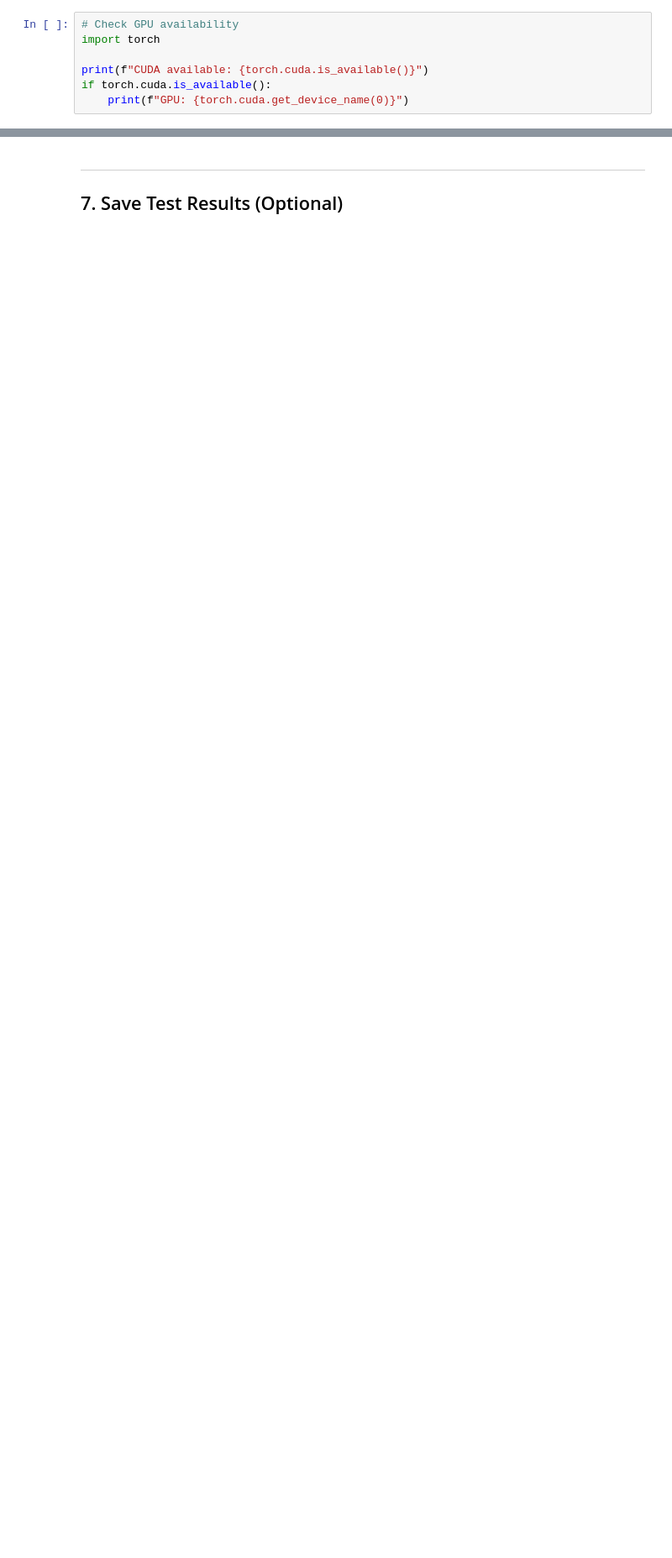
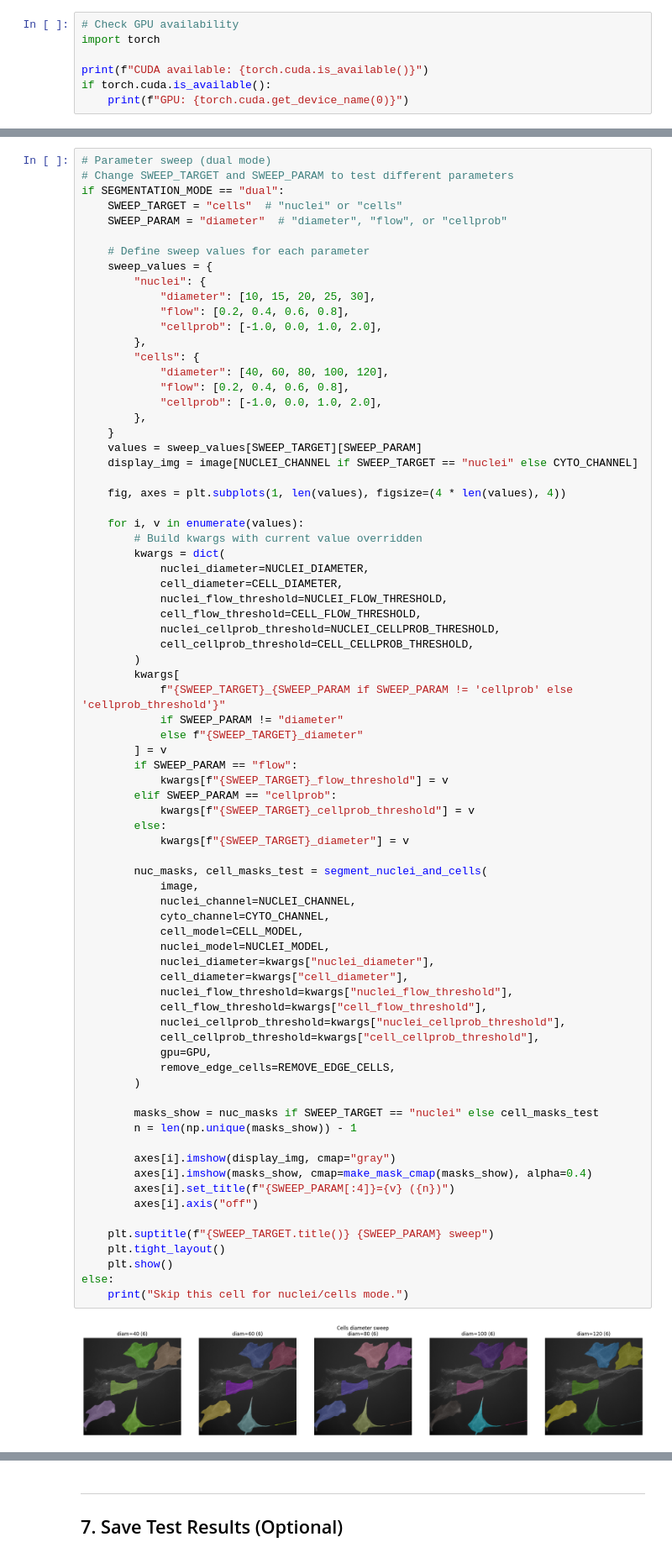
Before and after one commit to cheeseman-lab/goudacell, a Jupyter notebook: notebooks/segmentation.ipynb, the cells around one changed output, grey strips where cells are left out. Shown at 84% size. Cells and saved outputs as stored; diff of their text form; blank space fills up the shorter version.

```diff
--- a/notebooks/segmentation.ipynb
+++ b/notebooks/segmentation.ipynb
@@ -266,0 +403,78 @@ with open(config_path) as f:
+# %%
+# Parameter sweep (dual mode)
+# Change SWEEP_TARGET and SWEEP_PARAM to test different parameters
+if SEGMENTATION_MODE == "dual":
+    SWEEP_TARGET = "cells"  # "nuclei" or "cells"
+    SWEEP_PARAM = "diameter"  # "diameter", "flow", or "cellprob"
+
+    # Define sweep values for each parameter
+    sweep_values = {
+        "nuclei": {
+            "diameter": [10, 15, 20, 25, 30],
+            "flow": [0.2, 0.4, 0.6, 0.8],
+            "cellprob": [-1.0, 0.0, 1.0, 2.0],
+        },
+        "cells": {
+            "diameter": [40, 60, 80, 100, 120],
+            "flow": [0.2, 0.4, 0.6, 0.8],
+            "cellprob": [-1.0, 0.0, 1.0, 2.0],
+        },
+    }
+    values = sweep_values[SWEEP_TARGET][SWEEP_PARAM]
+    display_img = image[NUCLEI_CHANNEL if SWEEP_TARGET == "nuclei" else CYTO_CHANNEL]
+
+    fig, axes = plt.subplots(1, len(values), figsize=(4 * len(values), 4))
+
+    for i, v in enumerate(values):
+        # Build kwargs with current value overridden
+        kwargs = dict(
+            nuclei_diameter=NUCLEI_DIAMETER,
+            cell_diameter=CELL_DIAMETER,
+            nuclei_flow_threshold=NUCLEI_FLOW_THRESHOLD,
+            cell_flow_threshold=CELL_FLOW_THRESHOLD,
+            nuclei_cellprob_threshold=NUCLEI_CELLPROB_THRESHOLD,
+            cell_cellprob_threshold=CELL_CELLPROB_THRESHOLD,
+        )
+        kwargs[
+            f"{SWEEP_TARGET}_{SWEEP_PARAM if SWEEP_PARAM != 'cellprob' else 'cellprob_threshold'}"
+            if SWEEP_PARAM != "diameter"
+            else f"{SWEEP_TARGET}_diameter"
+        ] = v
+        if SWEEP_PARAM == "flow":
+            kwargs[f"{SWEEP_TARGET}_flow_threshold"] = v
+        elif SWEEP_PARAM == "cellprob":
+            kwargs[f"{SWEEP_TARGET}_cellprob_threshold"] = v
+        else:
+            kwargs[f"{SWEEP_TARGET}_diameter"] = v
+
+        nuc_masks, cell_masks_test = segment_nuclei_and_cells(
+            image,
+            nuclei_channel=NUCLEI_CHANNEL,
+            cyto_channel=CYTO_CHANNEL,
+            cell_model=CELL_MODEL,
+            nuclei_model=NUCLEI_MODEL,
+            nuclei_diameter=kwargs["nuclei_diameter"],
+            cell_diameter=kwargs["cell_diameter"],
+            nuclei_flow_threshold=kwargs["nuclei_flow_threshold"],
+            cell_flow_threshold=kwargs["cell_flow_threshold"],
+            nuclei_cellprob_threshold=kwargs["nuclei_cellprob_threshold"],
+            cell_cellprob_threshold=kwargs["cell_cellprob_threshold"],
+            gpu=GPU,
+            remove_edge_cells=REMOVE_EDGE_CELLS,
+        )
+
+        masks_show = nuc_masks if SWEEP_TARGET == "nuclei" else cell_masks_test
+        n = len(np.unique(masks_show)) - 1
+
+        axes[i].imshow(display_img, cmap="gray")
+        axes[i].imshow(masks_show, cmap=make_mask_cmap(masks_show), alpha=0.4)
+        axes[i].set_title(f"{SWEEP_PARAM[:4]}={v} ({n})")
+        axes[i].axis("off")
+
+    plt.suptitle(f"{SWEEP_TARGET.title()} {SWEEP_PARAM} sweep")
+    plt.tight_layout()
+    plt.show()
+else:
+    print("Skip this cell for nuclei/cells mode.")
+# %% [output]
+[figure, added]
```
Also changed, not shown: parts of 40 cells of this notebook, 13 other files.
